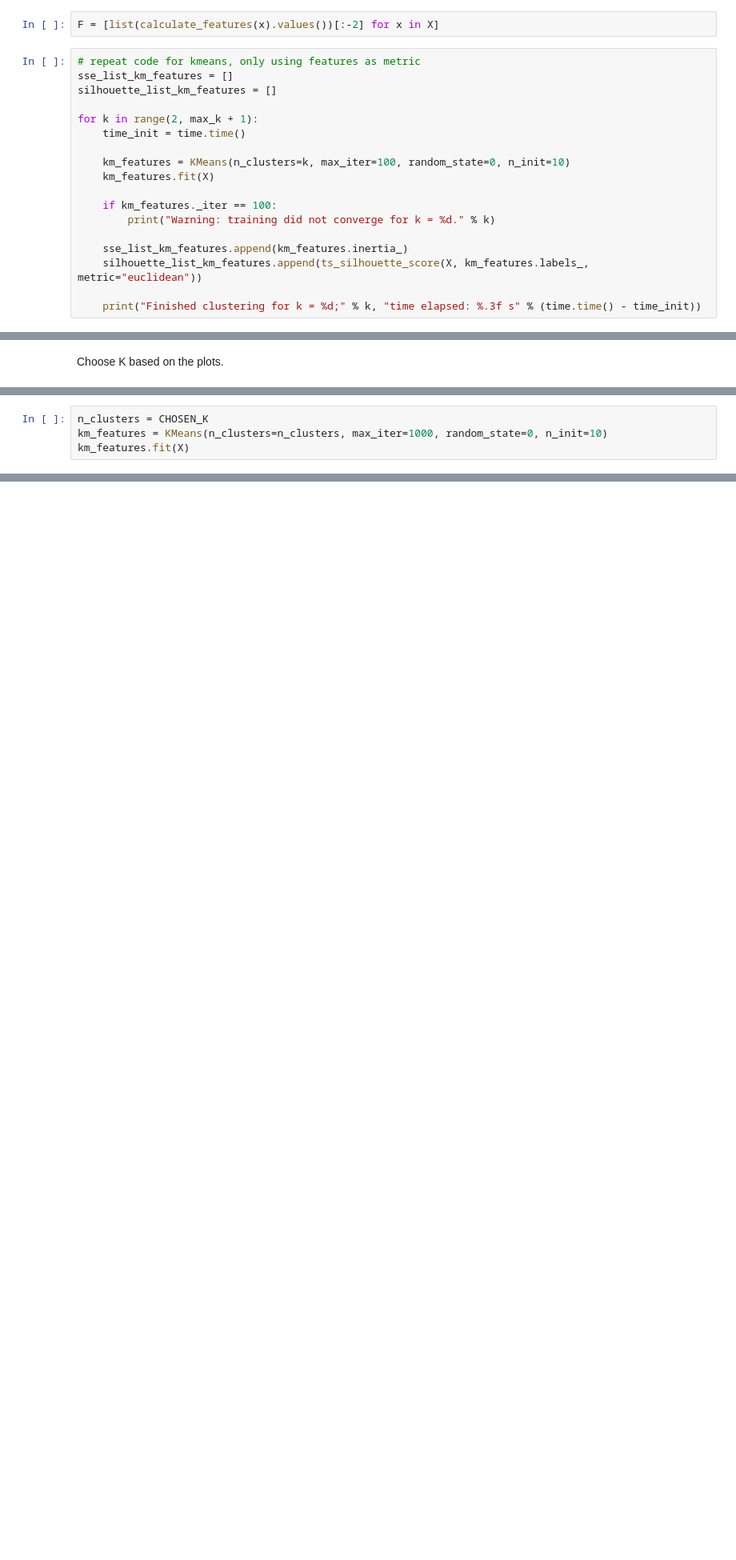
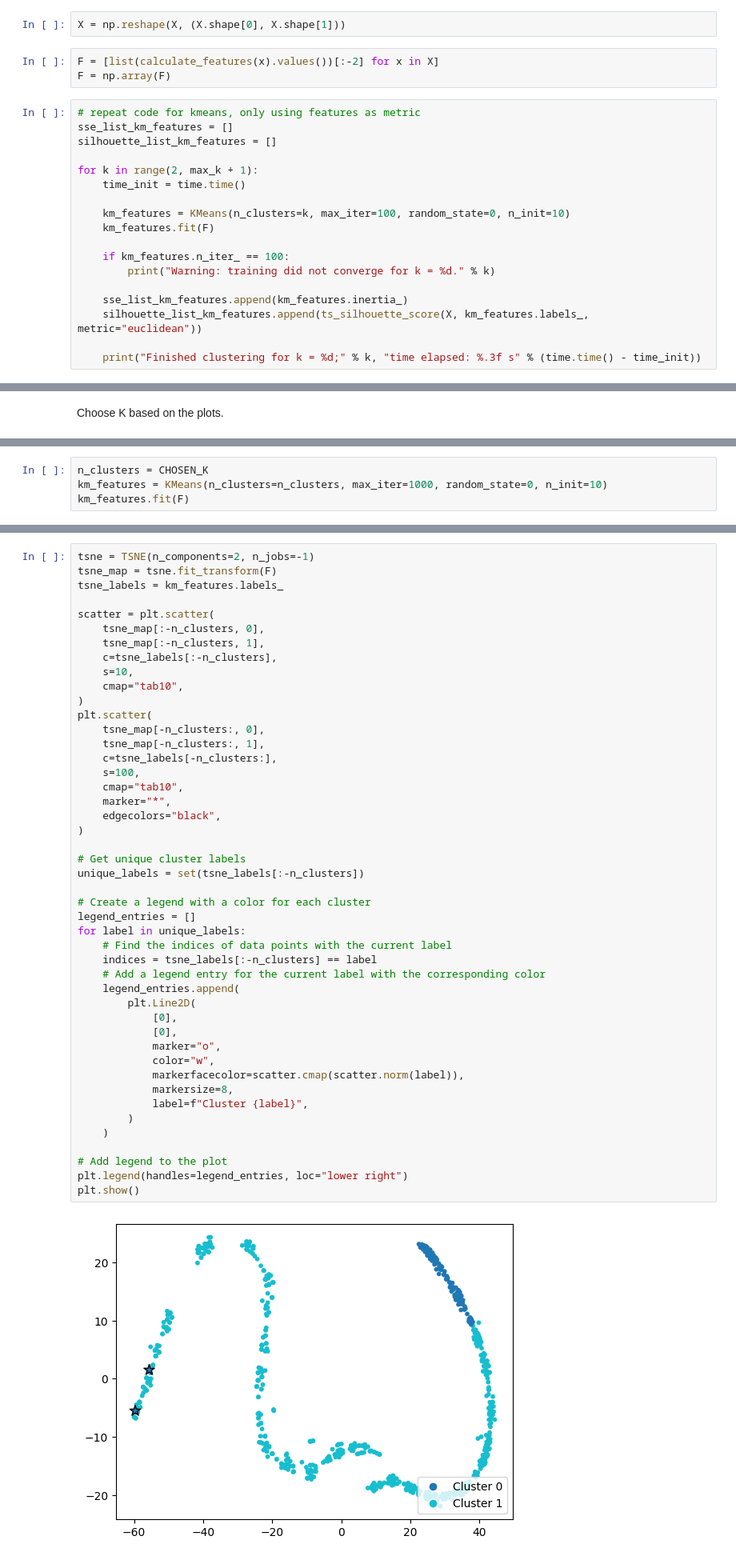
Before and after one commit to biancaziliotto/DataMiningProject, a Jupyter notebook: 4_TSAnalysis.ipynb, the cells around one changed output, grey strips where cells are left out. Shown at 80% size. Saved outputs shown, nothing was run; the diff lists cells and outputs as text; blank space fills up the shorter version.

```diff
--- a/4_TSAnalysis.ipynb
+++ b/4_TSAnalysis.ipynb
@@ -706,8 +772,11 @@ def calculate_features(values):
     }
 
     return features
+# %%
+X = np.reshape(X, (X.shape[0], X.shape[1]))
 # %%
 F = [list(calculate_features(x).values())[:-2] for x in X]
+F = np.array(F)
 # %%
 # repeat code for kmeans, only using features as metric
 sse_list_km_features = []
@@ -717,9 +786,9 @@ for k in range(2, max_k + 1):
     time_init = time.time()
 
     km_features = KMeans(n_clusters=k, max_iter=100, random_state=0, n_init=10)
-    km_features.fit(X)
+    km_features.fit(F)
 
-    if km_features._iter == 100:
+    if km_features.n_iter_ == 100:
         print("Warning: training did not converge for k = %d." % k)
 
     sse_list_km_features.append(km_features.inertia_)
@@ -761,4 +854,4 @@ plt.show()
 # %%
 n_clusters = CHOSEN_K
 km_features = KMeans(n_clusters=n_clusters, max_iter=1000, random_state=0, n_init=10)
-km_features.fit(X)
+km_features.fit(F)
@@ -768,2 +860,50 @@ plt.show()
+# %%
+tsne = TSNE(n_components=2, n_jobs=-1)
+tsne_map = tsne.fit_transform(F)
+tsne_labels = km_features.labels_
+
+scatter = plt.scatter(
+    tsne_map[:-n_clusters, 0],
+    tsne_map[:-n_clusters, 1],
+    c=tsne_labels[:-n_clusters],
+    s=10,
+    cmap="tab10",
+)
+plt.scatter(
+    tsne_map[-n_clusters:, 0],
+    tsne_map[-n_clusters:, 1],
+    c=tsne_labels[-n_clusters:],
+    s=100,
+    cmap="tab10",
+    marker="*",
+    edgecolors="black",
+)
+
+# Get unique cluster labels
+unique_labels = set(tsne_labels[:-n_clusters])
+
+# Create a legend with a color for each cluster
+legend_entries = []
+for label in unique_labels:
+    # Find the indices of data points with the current label
+    indices = tsne_labels[:-n_clusters] == label
+    # Add a legend entry for the current label with the corresponding color
+    legend_entries.append(
+        plt.Line2D(
+            [0],
+            [0],
+            marker="o",
+            color="w",
+            markerfacecolor=scatter.cmap(scatter.norm(label)),
+            markersize=8,
+            label=f"Cluster {label}",
+        )
+    )
+
+# Add legend to the plot
+plt.legend(handles=legend_entries, loc="lower right")
+plt.show()
+# %% [output]
+[figure, added]
 # %%
 print("Inertia of k-means with extracted features:", km_features.inertia_)
```
Also changed, not shown: parts of 39 cells of this notebook.
